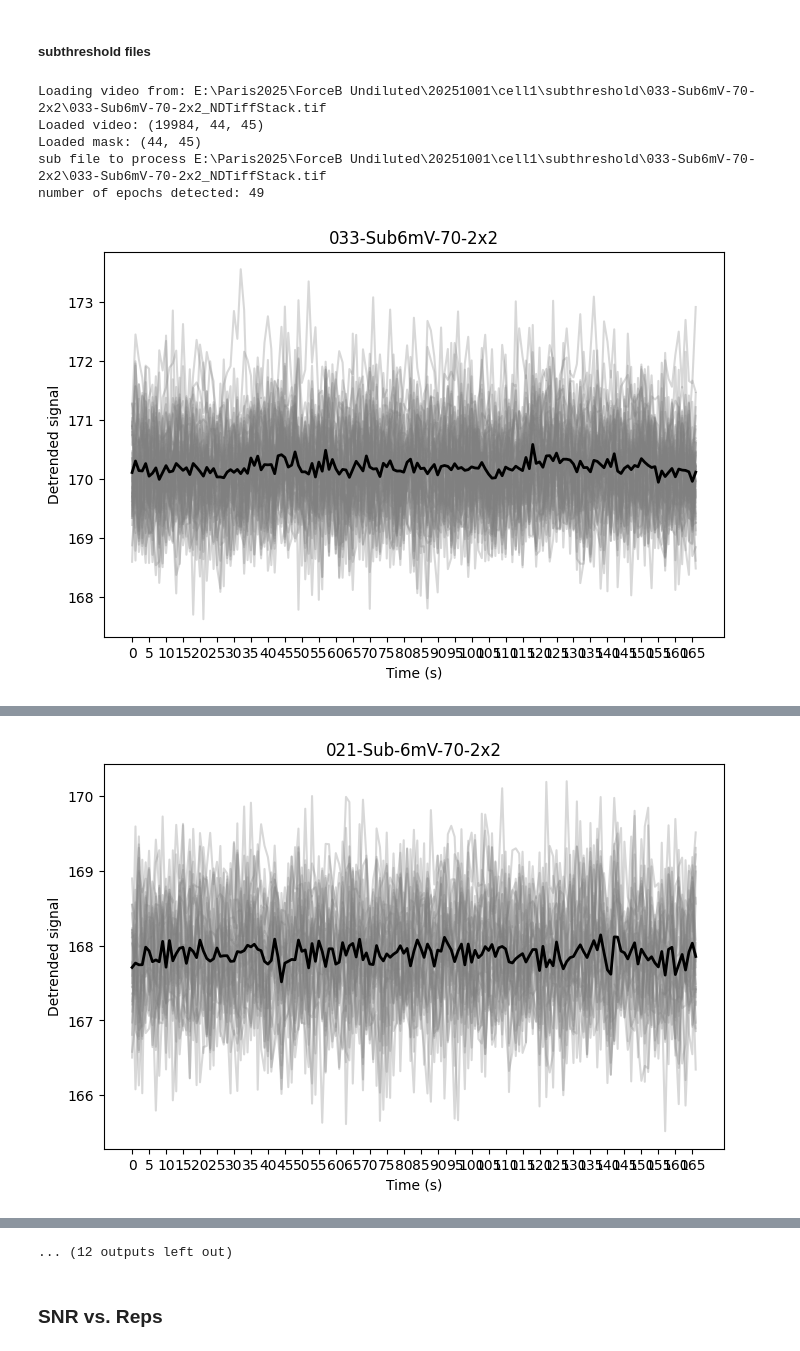
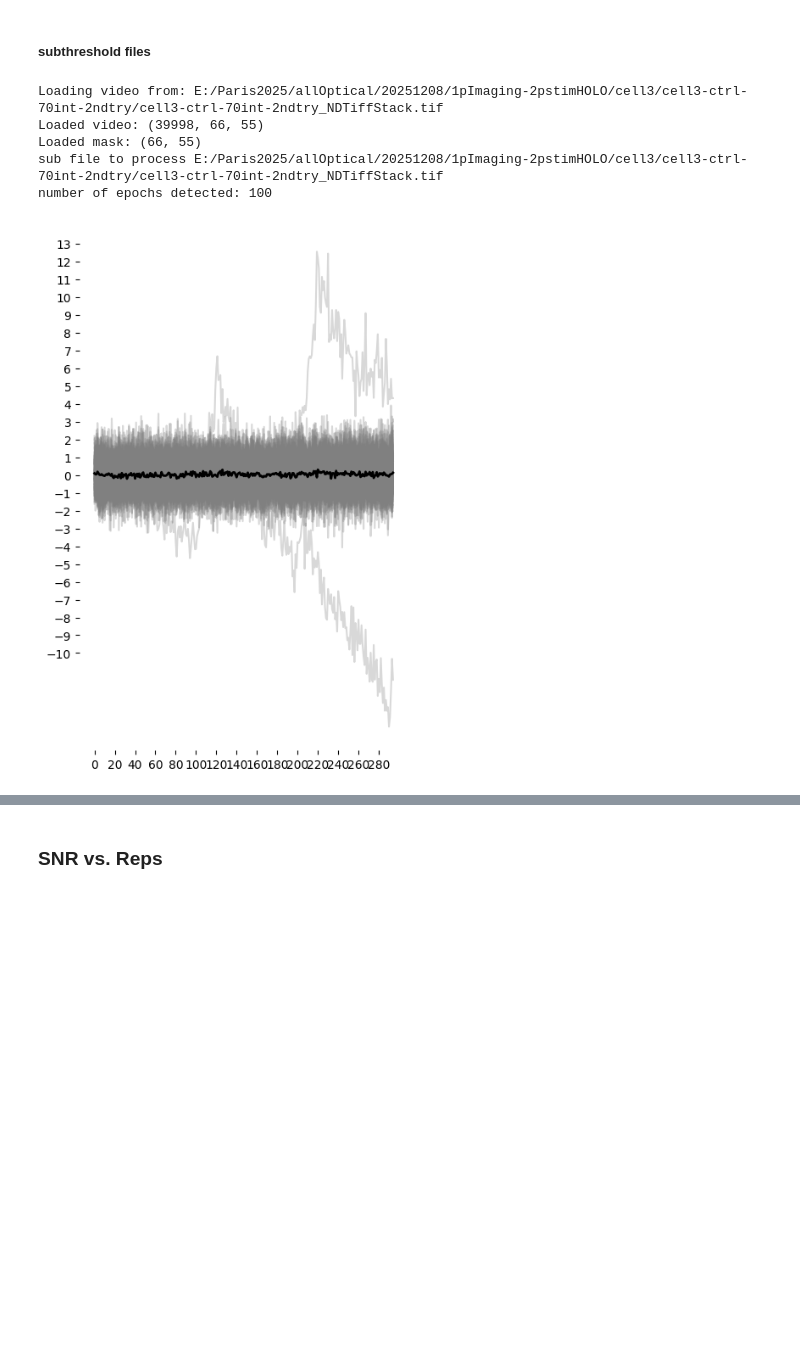
Before and after one commit to sofiamor/Imaging_analysis, a Jupyter notebook: Voltage_imaging/notebooks/mergeCodes.ipynb, the cells around one changed output, grey strips where cells are left out. Drawn from its saved outputs; the diff is of its cells as text; code cells hidden in the pictures; blank space fills up the shorter version.

```diff
--- a/Voltage_imaging/notebooks/mergeCodes.ipynb
+++ b/Voltage_imaging/notebooks/mergeCodes.ipynb
@@ -547,7 +534,11 @@ Sens files: ['E:\\Paris2025\\ForceB Undiluted\\20251001\\cell1\\sensitivity\\020
 #### Plot raw fluorescence
 # %%
 # FIGURE 1: SPIKE DETECTION TRACES
+#sub_files = ['E:/Paris2025/allOptical/20251208/1pImaging-2pstimHOLO/cell2/cell2-1cellHOLO-3p-70int/cell2-1cellHOLO-3p-70int/cell2-1cellHOLO-3p-70int_NDTiffStack.tif']
+#cell_folder = 'E:/Paris2025/allOptical/20251208/1pImaging-2pstimHOLO/cell2/cell2-1cellHOLO-3p-70int/cell2-1cellHOLO-3p-70int'
+spike_files = ['C:/Users/sofik/Downloads/rig48-calcium-with-voltron-filter/rig48 calcium with voltron filter_MMStack.ome.tif']
 print("Spike files found:", spike_files)
+
 if spike_files:
     fig_spk, axes_spk = plt.subplots(len(spike_files), 1, figsize=(10, 3 * len(spike_files)), sharex=False)
     if len(spike_files) == 1:
@@ -555,19 +546,20 @@ if spike_files:
 
     for ax, vfile in zip(axes_spk, spike_files):
         trace = extract_trace(vfile)
+        print(trace.shape)
         print("spike_files", vfile, "trace length:", len(trace))
         name = os.path.basename(os.path.dirname(vfile))
         ax.plot(trace, color='black', lw=0.8)
         ax.set_title(f"Spike Detection Trace: {name}")
         ax.set_ylabel("Fluorescence (a.u.)")
-        ax.set_xlim(200, 300)
-        #ax.set_ylim(115, 130)
+        ax.set_xlim(5, 243)
+        ax.set_ylim(800, 1000)
 
     #fig_spk.suptitle("Spike Detection Files", fontsize=12, weight="bold")
     plt.tight_layout()
     #plt.savefig(cell_folder / "spike_detection_traces.png", dpi=300)
     plt.show()
-
+print(trace.shape)
 # FIGURE 2: SUBTHRESHOLD FILES
 if sub_files:
     file_to_n_epochs = {
@@ -622,7 +614,6 @@ if sens_files:
         ax.legend()
         ax.set_title(f"Averaged Epochs: {os.path.basename(os.path.dirname(vfile))} ({len(all_epochs)} epochs)")
         ax.set_ylabel("Fluorescence (a.u.)")
-
     plt.tight_layout()
     plt.show()
 # %% [output]
@@ -653,0 +628,4 @@ Trace length: 15000 frames
+# %%
+trace1 = trace[15:243]
+plt.plot(trace1)
+plt.show()
@@ -885,8 +885,10 @@ avgFl
 # %% [markdown]
 ##### subthreshold files
 # %%
-baseline_window = slice(80, 90)  # adjust for your sampling rate
-
+baseline_window = slice(100, 115)  # adjust for your sampling rate
+sub_files = ['E:/Paris2025/allOptical/20251208/1pImaging-2pstimHOLO/cell3/cell3-ctrl-70int-2ndtry/cell3-ctrl-70int-2ndtry_NDTiffStack.tif']
+cell_folder = 'E:/Paris2025/allOptical/20251208/1pImaging-2pstimHOLO/cell3/cell3-ctrl-70int-2ndtry'
+light_on_off_buffer_nframes = 10
 def baseline_correct_epochs(Y, baseline_window):
     # Y: (timepoints, epochs)
     baselines = Y[baseline_window, :].mean(axis=0)  # per epoch
@@ -895,59 +897,56 @@ def baseline_correct_epochs(Y, baseline_window):
 
 for vfile in sub_files:
     file_to_n_epochs = {
-        "033-Sub6mV-70-2x2": 50,
-        "021-Sub-6mV-70-2x2": 29,
-        "021-Sub-7mV-70-2x2": 33,
-        "021-Sub-8mV-70-2x2": 50,
-        "021-Sub-10mV-70-2x2": 39,
-        "022-Sub-9mV-70-2x2": 50,
-        "027-Sub-5mV-70-2x2": 50,
-        "028-Sub-4mV-70-2x2": 30,
-        "029-Sub-3mV-70-2x2": 50,
-        "030-Sub3mV-70-2x2": 50,
-        "031-Sub4mV-70-2x2": 50,
-        "032-Sub5mV-70-2x2": 50,
+        "cell3-ctrl-70int-2ndtry": 100
     }
 
     epochs = file_to_n_epochs.get(os.path.basename(os.path.dirname(vfile)), 50)
     trace = extract_trace(vfile)
     print("sub file to process", vfile)
     mean_epoch, all_epochs = detect_epochs_and_average(
         trace,
         n_epochs=epochs,
         light_on_off_buffer_nframes=light_on_off_buffer_nframes,
-        skip_first=1
+        skip_first=0
     )
     print("number of epochs detected:", len(all_epochs))
 
     fluo = np.array(all_epochs).T
     Yd, baselineFits, metrics = detrend_and_analyze(
         fluo,
         np.linspace(0, 1, fluo.shape[0]),
         fs=10,
         detrend_method="exp",
         baseline_mask=range(0, 30),
-        mean_mask=range(120, 130)
+        mean_mask=range(100, 120)
     )
 
     Ydcorr = baseline_correct_epochs(Yd, baseline_window=baseline_window)
-    plt.figure(figsize=(8,5))
+    plt.figure(figsize=(5,8))
         # --- compute ΔF/F per epoch ---
     baseline = np.nanmean(Yd[:50, :], axis=0, keepdims=True) - 100  # baseline per epoch
     signal = (Yd - baseline) - 100  # offset_camera=100
     dff = (signal / baseline) * 100  # ΔF/F in %
-    plt.plot(Yd, alpha=0.3, color='gray')
-    plt.xticks(np.arange(0, dff.shape[0], 5))
-
-    plt.plot(np.mean(Yd, axis=1), 'k', linewidth=2)
-    plt.title(os.path.basename(os.path.dirname(vfile)))
-    plt.xlabel("Time (s)")
-    plt.ylabel("Detrended signal")
+    plt.plot(dff, alpha=0.3, color='gray')
+    plt.xticks(np.arange(0, dff.shape[0], 20))
+    plt.yticks(np.arange(-10, 15, 1))
+    plt.plot(np.mean(dff, axis=1), 'k', linewidth=2)
+    #plt.axvspan(90, 107, alpha=0.25, color='deeppink', label='holo stim')
+    plt.rcParams['axes.spines.left'] = False
+    plt.rcParams['axes.spines.right'] = False
+    plt.rcParams['axes.spines.top'] = False
+    plt.rcParams['axes.spines.bottom'] = False
+    #plt.axis('off')
+    #plt.title(os.path.basename(os.path.dirname(vfile)))
+    #plt.title("Postsynaptic activity upon holographic stimulation", fontsize=16)
+    #plt.xlabel("Time (ms)", fontsize=30)
+    #plt.ylabel("ΔF/F (%)", fontsize=30)
     plt.show()
+print(dff.shape[0])
 # %% [output]
-Loading video from: E:\Paris2025\ForceB Undiluted\20251001\cell1\subthreshold\033-Sub6mV-70-2x2\033-Sub6mV-70-2x2_NDTiffStack.tif
-Loaded video: (19984, 44, 45)
-Loaded mask: (44, 45)
-sub file to process E:\Paris2025\ForceB Undiluted\20251001\cell1\subthreshold\033-Sub6mV-70-2x2\033-Sub6mV-70-2x2_NDTiffStack.tif
-number of epochs detected: 49
+Loading video from: E:/Paris2025/allOptical/20251208/1pImaging-2pstimHOLO/cell3/cell3-ctrl-70int-2ndtry/cell3-ctrl-70int-2ndtry_NDTiffStack.tif
+Loaded video: (39998, 66, 55)
+Loaded mask: (66, 55)
+sub file to process E:/Paris2025/allOptical/20251208/1pImaging-2pstimHOLO/cell3/cell3-ctrl-70int-2ndtry/cell3-ctrl-70int-2ndtry_NDTiffStack.tif
+number of epochs detected: 100
-[figure, old version]
+[figure, new version]
@@ -959 +953,0 @@ number of epochs detected: 28
-[figure, removed]
@@ -984,4 +954,3 @@ number of epochs detected: 49
-... (12 outputs left out)
 # %% [markdown]
 ### SNR vs. Reps
 # %%
```
Also changed, not shown: parts of 7 cells of this notebook.
